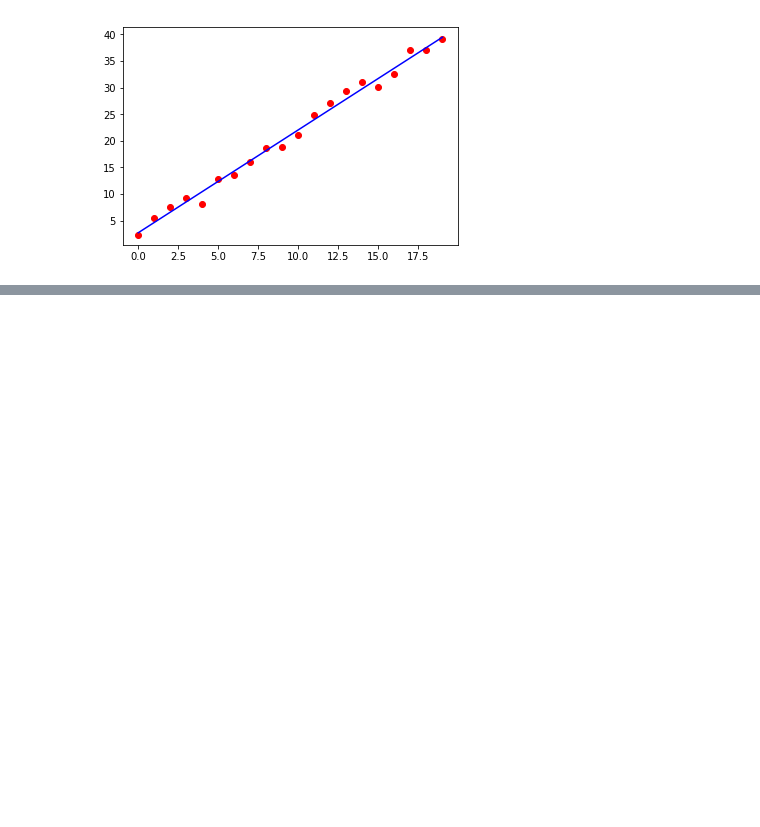
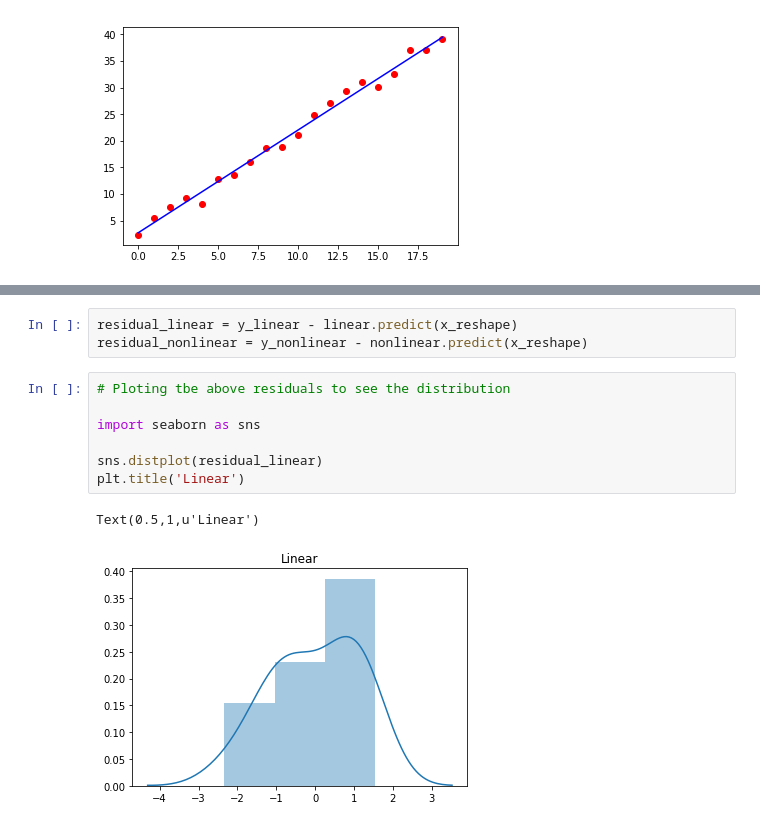
Before and after one commit to tanuj5480/100-Days-of-Data-Science, a Jupyter notebook: Code/Linear Regression - Assumptions Validation.ipynb, the cells around one changed output, grey strips where cells are left out. Cells and saved outputs as stored; diff of their text form; blank space fills up the shorter version.

```diff
--- a/Code/Linear Regression - Assumptions Validation.ipynb
+++ b/Code/Linear Regression - Assumptions Validation.ipynb
@@ -48,0 +78,13 @@ plt.plot(x_reshape, linear.predict(x_reshape), color ='blue')
+# %%
+residual_linear = y_linear - linear.predict(x_reshape)
+residual_nonlinear = y_nonlinear - nonlinear.predict(x_reshape)
+# %%
+# Ploting tbe above residuals to see the distribution
+
+import seaborn as sns
+
+sns.distplot(residual_linear)
+plt.title('Linear')
+# %% [output]
+Text(0.5,1,u'Linear')
+[figure, added]
```
Also changed, not shown: parts of 15 cells of this notebook.
